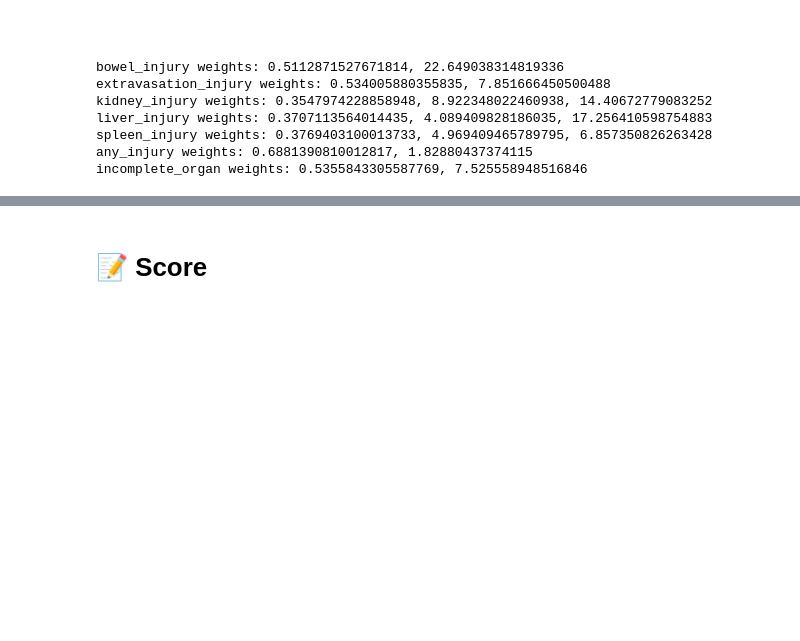
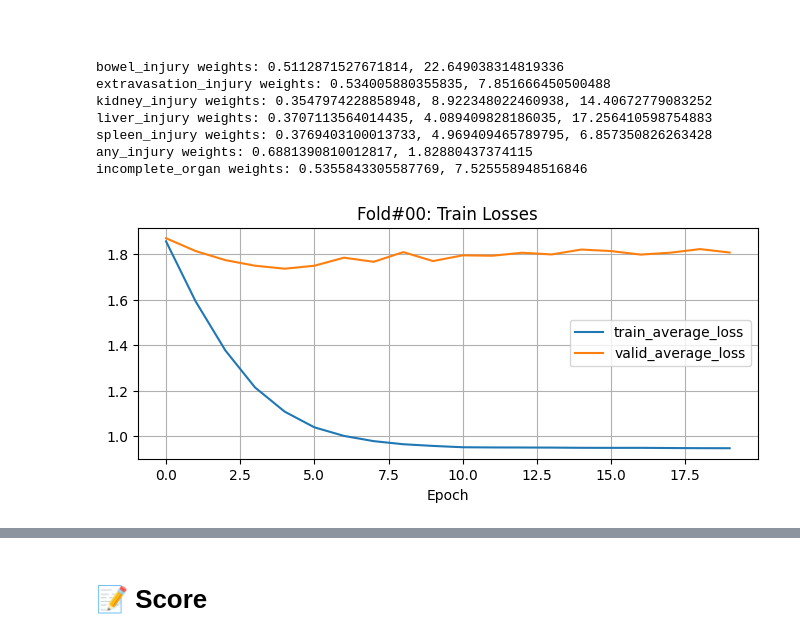
Before and after one commit to l0r1knl/RSNA2023, a Jupyter notebook: notebook/baseline-train.ipynb, the cells around one changed output, grey strips where cells are left out. Saved outputs shown, nothing was run; the diff lists cells and outputs as text; code cells hidden in the pictures; blank space fills up the shorter version.

Commit message:
Cross Validation & Stride 2.

```diff
--- a/notebook/baseline-train.ipynb
+++ b/notebook/baseline-train.ipynb
@@ -75,6 +63,16 @@ learning_rate = 1e-4
 batch_size = 128
 n_split = 5
 random_state = 0
+stride = 4
+criterions_weights = {
+    "bowel_injury": 1,
+    "extravasation_injury": 3,
+    "kidney_injury": 3,
+    "liver_injury": 3,
+    "spleen_injury": 3,
+    "any_injury": 0.5,
+    "incomplete_organ": 0.5
+}
 local_test_patients = -500  # Select 500 people from the back
 
 device = torch.device("cuda:0" if torch.cuda.is_available() else "cpu")
@@ -138,38 +136,81 @@ incomplete_organ weights: 0.5355843305587769, 7.525558948516846
 # %%
 # Make dataset for RSNA2023 AbdominalTrauma.
 dataset = AbdominalTraumaDataset(
     train_patient_info,
     train_patient_series,
     train_image_root_dir,
     img_extension=".png",
-    has_pseudo3D_img=True
+    has_pseudo3D_img=True,
+    stride=stride
 )
-
 
 # dataset split by multilabel stratified split.
 data_spliter = MultilabelStratifiedKFold(
     n_splits=n_split,
     shuffle=True,
-    random_state=0,
+    random_state=random_state,
 )
 
 # baseline model trained by 1fold.
 train_indices, valid_indices = next(
     data_spliter.split(dataset.labels, dataset.labels)
 )
 
-train_dataset = Subset(dataset, train_indices)
-train_dataset.dataset.transform = nn.Sequential(
-    transforms.Resize((224, 224), antialias=True),
-    transforms.RandomAdjustSharpness(1.80, p=0.5),
-    transforms.RandomErasing(p=0.5, scale=(0.001, 0.005), ratio=(1, 1)),
-    transforms.ConvertDtype(),
-    transforms.Normalize([0.0, 0.0, 0.0], [1.0, 1.0, 1.0])
-)
+for k, (train_indices, valid_indices) in enumerate(data_spliter.split(dataset.labels, dataset.labels)):
+    save_sub_dir = save_dir / f"fold#{k:02}"
+    save_sub_dir.mkdir(parents=True, exist_ok=True)
 
-valid_dataset = Subset(dataset, valid_indices)
-valid_dataset.dataset.transform = nn.Sequential(
-    transforms.Resize((224, 224), antialias=True),
-    transforms.ConvertDtype(),
-    transforms.Normalize([0.0, 0.0, 0.0], [1.0, 1.0, 1.0])
-)
+    train_dataset = Subset(dataset, train_indices)
+    train_dataset.dataset.transform = nn.Sequential(
+        transforms.Resize((224, 224), antialias=True),
+        transforms.RandomAdjustSharpness(1.80, p=0.5),
+        transforms.RandomErasing(p=0.5, scale=(0.001, 0.005), ratio=(1, 1)),
+        transforms.ConvertDtype(),
+        transforms.Normalize([0.0, 0.0, 0.0], [1.0, 1.0, 1.0])
+    )
+
+    valid_dataset = Subset(dataset, valid_indices)
+    valid_dataset.dataset.transform = nn.Sequential(
+        transforms.Resize((224, 224), antialias=True),
+        transforms.ConvertDtype(),
+        transforms.Normalize([0.0, 0.0, 0.0], [1.0, 1.0, 1.0])
+    )
+    dataloaders = make_datalodaers(
+        train_dataset,
+        valid_dataset,
+        batch_size=batch_size
+    )
+
+    model = MultiAbdominalTraumaClassifier()
+    criterions = {
+        classname: nn.CrossEntropyLoss(weight=weights.to(device))
+        for classname, weights in class_weights.items()
+    }
+
+    optimizer = optim.Adam(model.parameters(), lr=learning_rate)
+    exp_lr_scheduler = lr_scheduler.StepLR(optimizer, step_size=10, gamma=0.1)
+
+    history = model.fit(
+        dataloaders,
+        criterions,
+        optimizer,
+        exp_lr_scheduler,
+        num_epoch,
+        save_dir=save_sub_dir,
+        criterions_weight=criterions_weights
+    )
+
+    train_history = pd.DataFrame(history).T
+    train_history.to_csv(save_sub_dir / "history.csv")
+
+    fig, ax = plt.subplots(1, 1, figsize=(8, 3))
+    ax.set_title(f"Fold#{k:02}: Train Losses")
+    ax.set_xlabel("Epoch")
+    train_history.loc[:, ["train_average_loss",
+                          "valid_average_loss"]].plot(ax=ax)
+    ax.grid()
+
+    plt.close()
+    display(fig)
+# %% [output]
+[figure, added]
```
Also changed, not shown: parts of 18 cells of this notebook, 1 other file.
